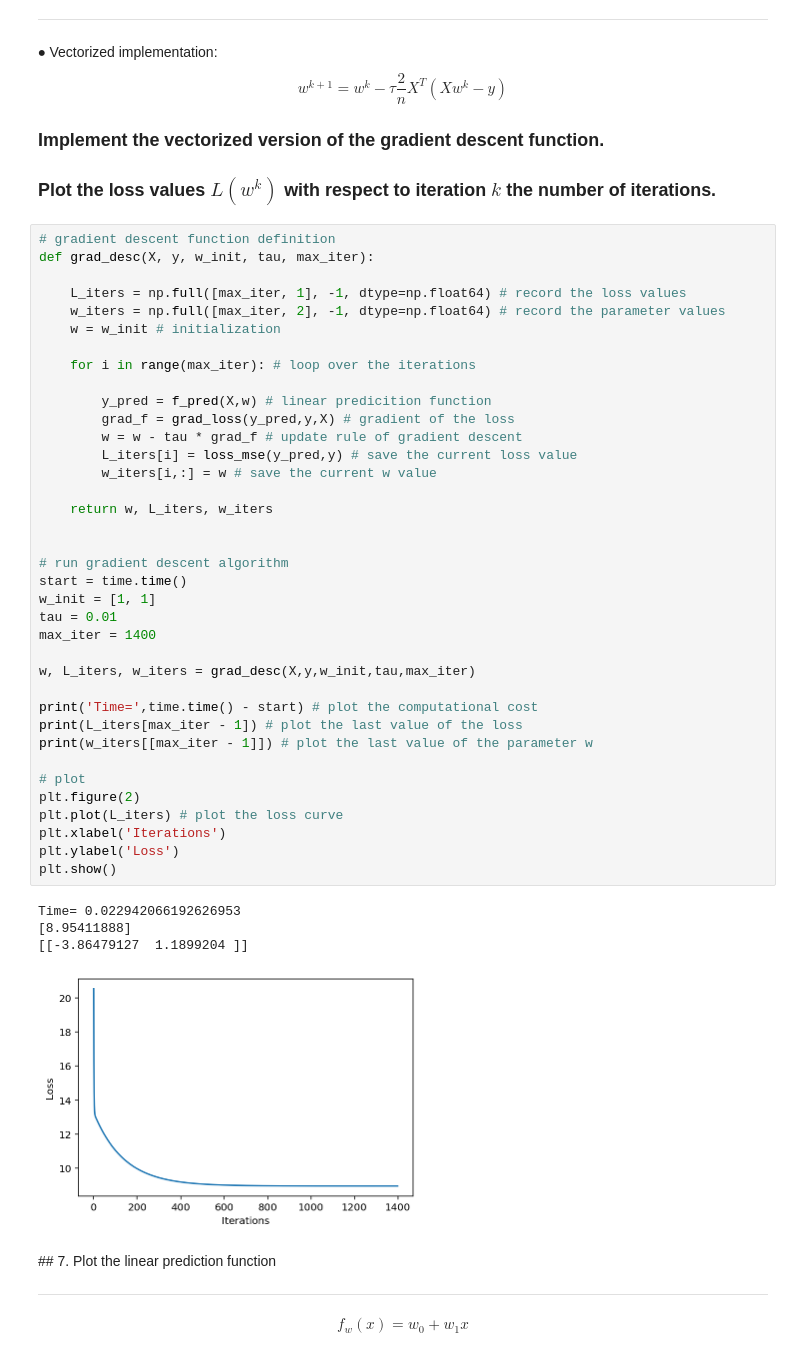
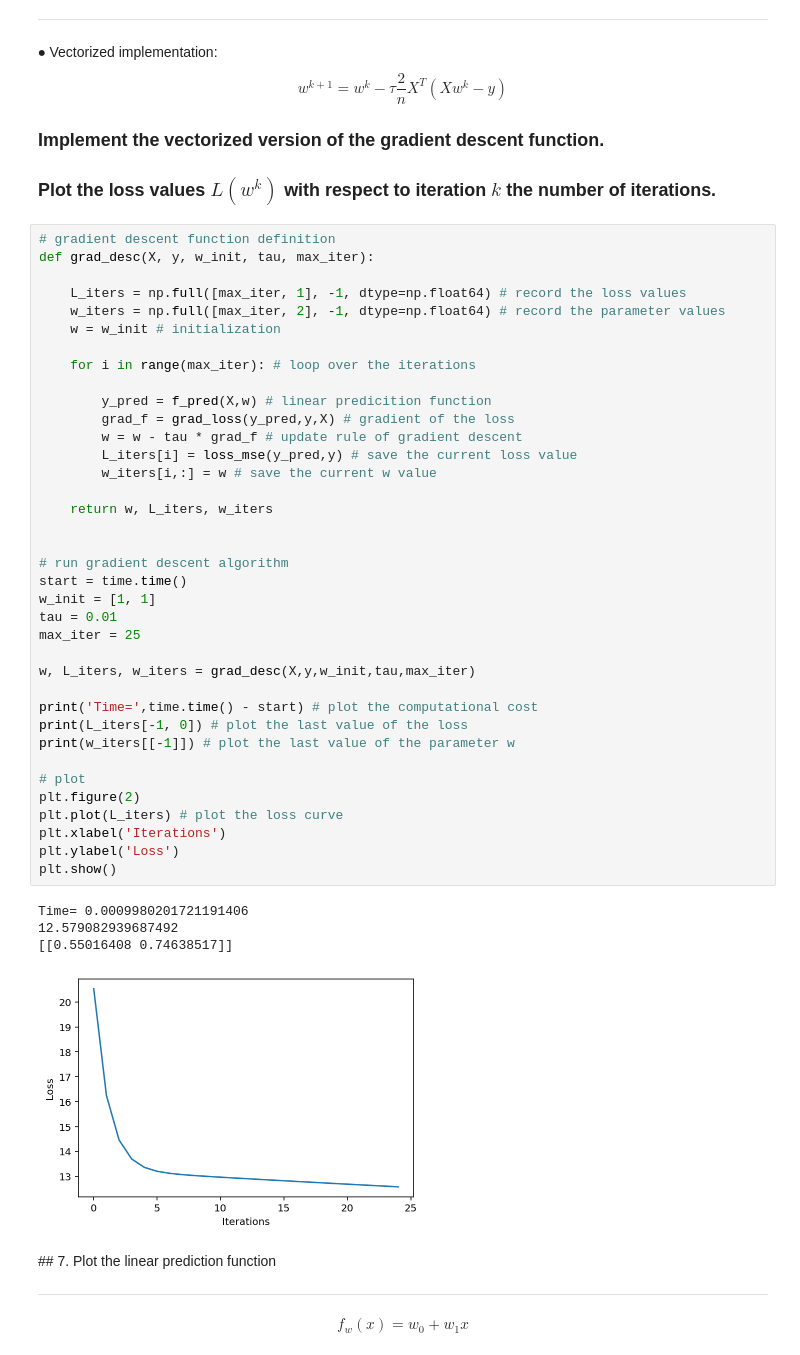
Before and after one commit to kiissy/machine-learning, a Jupyter notebook: assignment_02_b.ipynb, the cells around one changed output. Drawn from its saved outputs; the diff is of its cells as text.

```diff
--- a/assignment_02_b.ipynb
+++ b/assignment_02_b.ipynb
@@ -222,40 +235,40 @@ def grad_desc(X, y, w_init, tau, max_iter):
     w_iters = np.full([max_iter, 2], -1, dtype=np.float64) # record the parameter values
     w = w_init # initialization
 
     for i in range(max_iter): # loop over the iterations
 
         y_pred = f_pred(X,w) # linear predicition function
         grad_f = grad_loss(y_pred,y,X) # gradient of the loss
         w = w - tau * grad_f # update rule of gradient descent
         L_iters[i] = loss_mse(y_pred,y) # save the current loss value
         w_iters[i,:] = w # save the current w value
 
     return w, L_iters, w_iters
 
 
 # run gradient descent algorithm
 start = time.time()
 w_init = [1, 1]
 tau = 0.01
-max_iter = 1400
+max_iter = 25
 
 w, L_iters, w_iters = grad_desc(X,y,w_init,tau,max_iter)
 
 print('Time=',time.time() - start) # plot the computational cost
-print(L_iters[max_iter - 1]) # plot the last value of the loss
-print(w_iters[[max_iter - 1]]) # plot the last value of the parameter w
+print(L_iters[-1, 0]) # plot the last value of the loss
+print(w_iters[[-1]]) # plot the last value of the parameter w
 
 # plot
 plt.figure(2)
 plt.plot(L_iters) # plot the loss curve
 plt.xlabel('Iterations')
 plt.ylabel('Loss')
 plt.show()
 # %% [output]
-Time= 0.022942066192626953
-[8.95411888]
-[[-3.86479127  1.1899204 ]]
+Time= 0.0009980201721191406
+12.579082939687492
+[[0.55016408 0.74638517]]
-[figure, old version]
+[figure, new version]
 # %% [markdown]
 ## 7. Plot the linear prediction function
 <hr>
```
Also changed, not shown: parts of 3 cells of this notebook.
